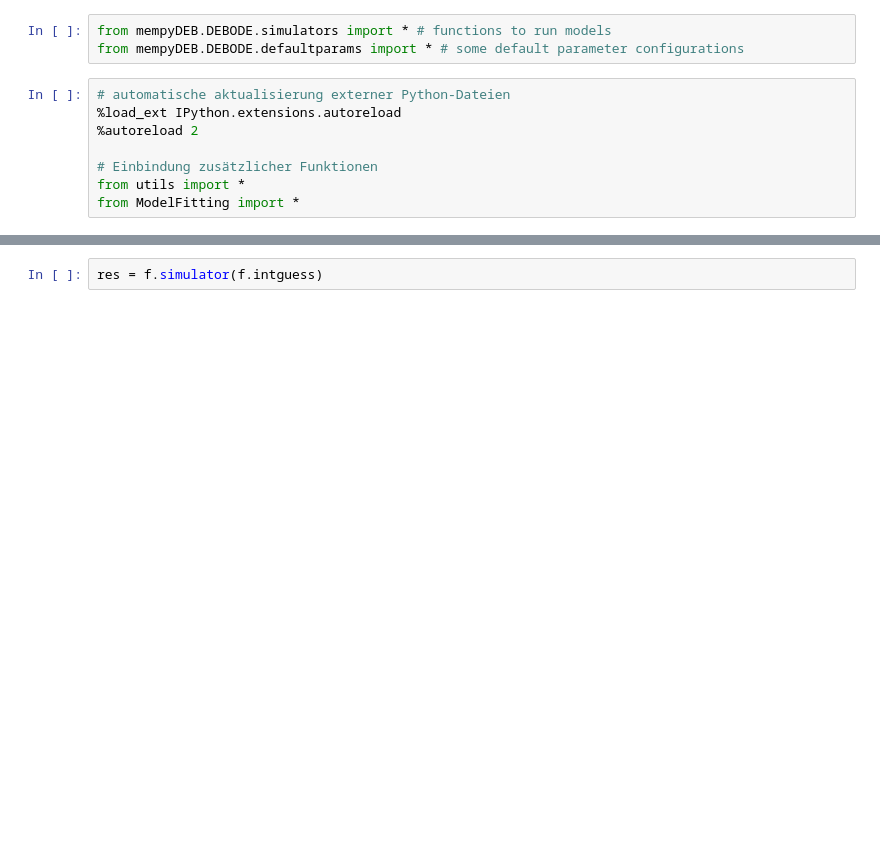
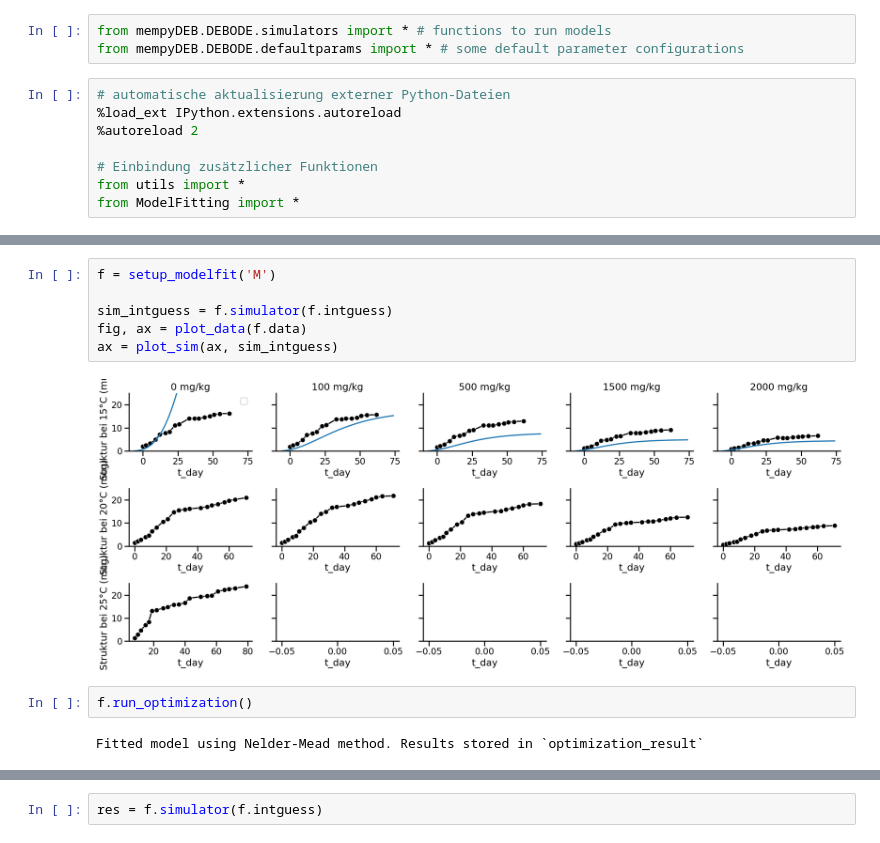
Before and after one commit to EllaRothe/mempyDEB, a Jupyter notebook: Folsomia_TKTD.ipynb, the cells around one changed output, grey strips where cells are left out. Drawn from its saved outputs; the diff is of its cells as text; blank space fills up the shorter version.

```diff
--- a/Folsomia_TKTD.ipynb
+++ b/Folsomia_TKTD.ipynb
@@ -34,2 +50,14 @@ ValueError: Could not interpret value `t_day` for `x`. Value is a string, but `d
+# %%
+f = setup_modelfit('M')
+
+sim_intguess = f.simulator(f.intguess)
+fig, ax = plot_data(f.data)
+ax = plot_sim(ax, sim_intguess)
+# %% [output]
+[figure, added]
+# %%
+f.run_optimization()
+# %% [output]
+Fitted model using Nelder-Mead method. Results stored in `optimization_result`
 # %%
 f = fit_model()
```
Also changed, not shown: parts of 3 cells of this notebook, 1 other file.
